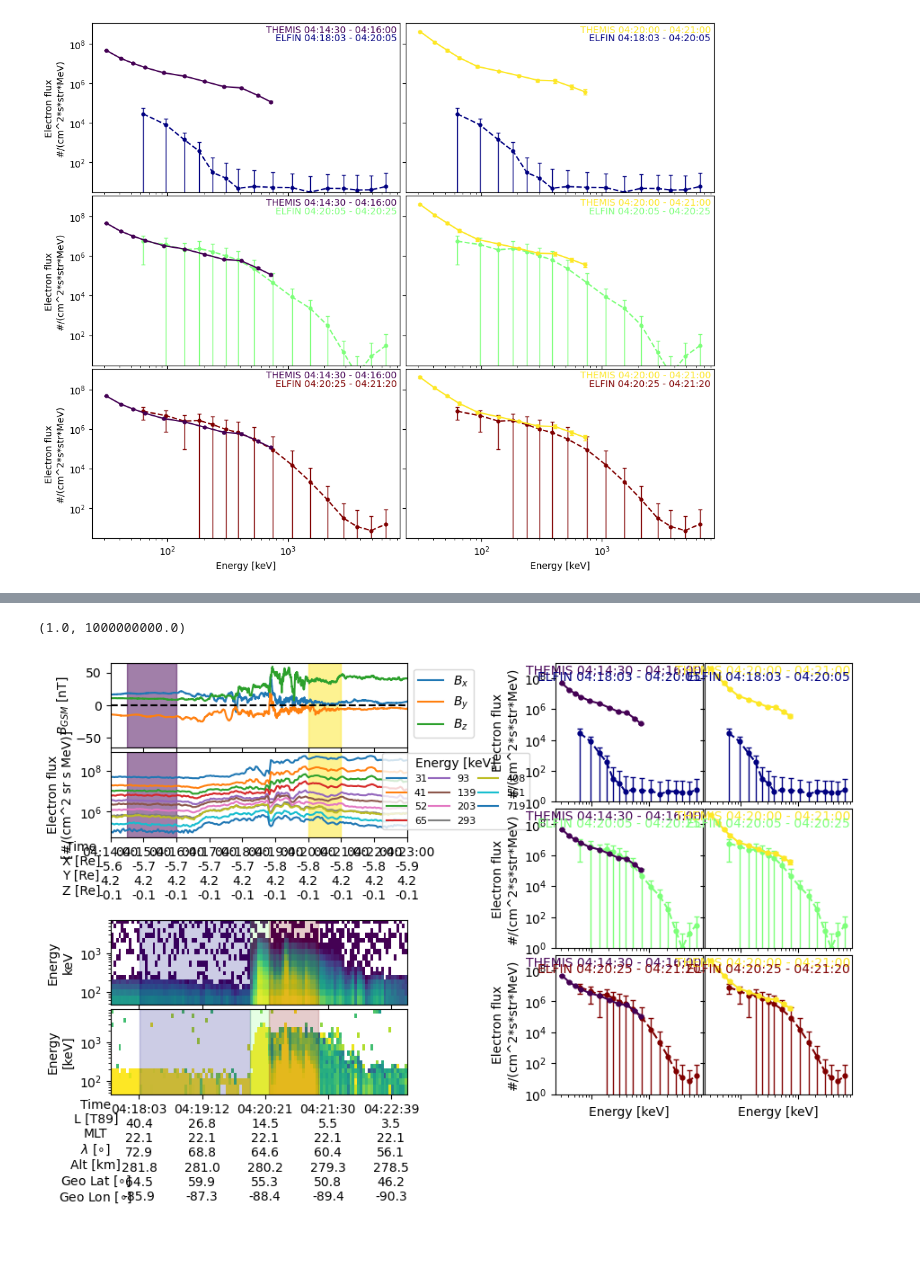
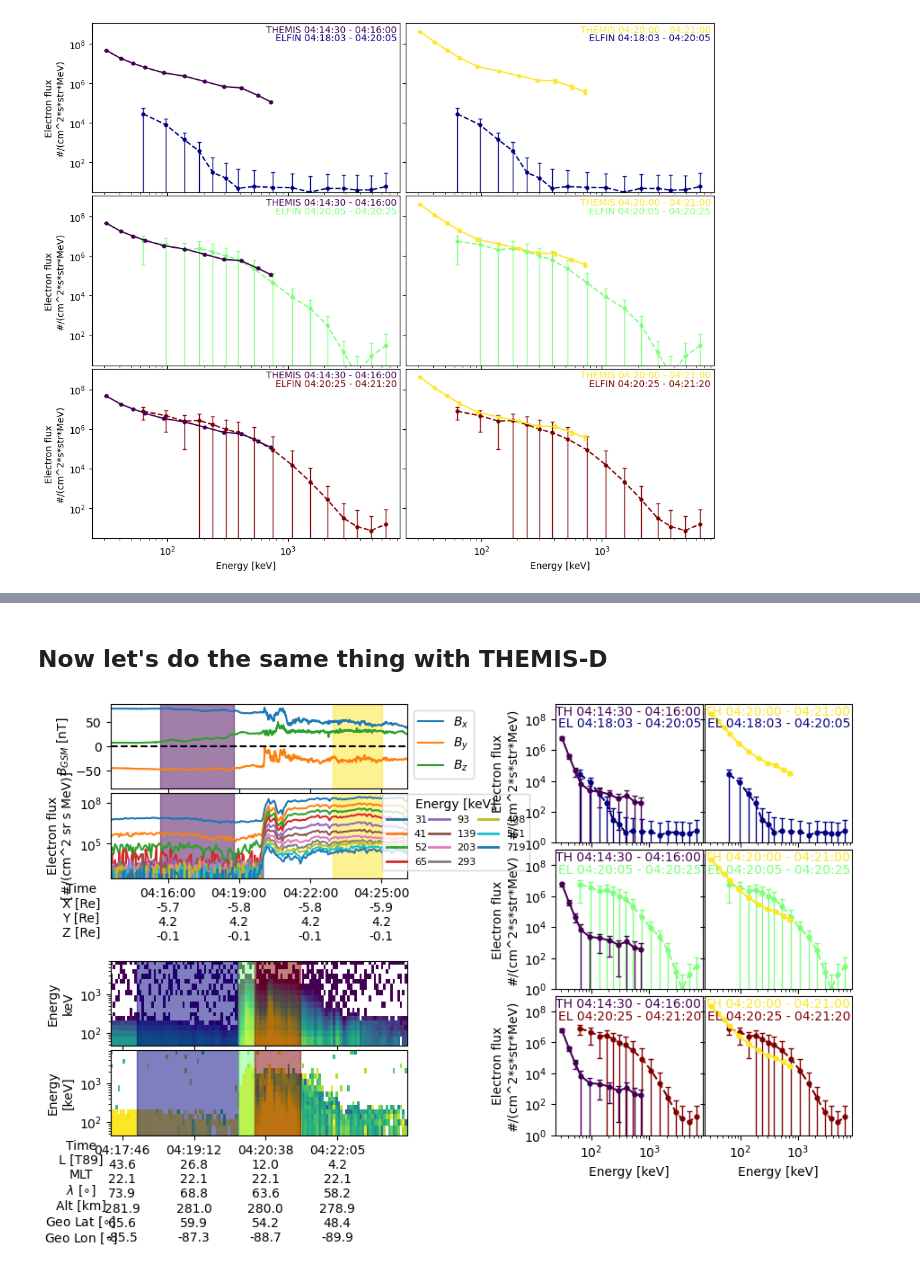
Before and after one commit to mshumko/elfinasi, a Jupyter notebook: src/20240904_substorm_study/misc/themis_elfin_spectra.ipynb, the cells around one changed output, grey strips where cells are left out. Drawn from its saved outputs; the diff is of its cells as text; code cells hidden in the pictures; blank space fills up the shorter version.

```diff
--- a/src/20240904_substorm_study/misc/themis_elfin_spectra.ipynb
+++ b/src/20240904_substorm_study/misc/themis_elfin_spectra.ipynb
@@ -140,7 +142,7 @@ for themis_spectra_time_range, color in zip(themis_spectra_time_ranges, themis_c
 # %% [markdown]
 What fraction of the total field was Bz before and after the dipolarization?
 # %%
-for i, themis_time_range in enumerate(themis_spectra_time_ranges):
+for i, themis_time_range in enumerate(themisa_spectra_time_ranges):
     idx = np.where((np.array(fgm_times)>=themis_time_range[0]) & (np.array(fgm_times)<=themis_time_range[1]))[0]
     mean_b = fgm_xr.y[idx, :].mean(axis=0)
     mean_bxy = fgm_xr.y[idx, 1:].mean(axis=0)
@@ -198,6 +189,6 @@ B field before: 26.489105224609375 and after: 38.66700744628906.
 # %%
 fig, ax = plt.subplots()
-for i, (themis_time_range, color) in enumerate(zip(themis_spectra_time_ranges, themis_colors)):
+for i, (themis_time_range, color) in enumerate(zip(themisa_spectra_time_ranges, themis_colors)):
     ax.errorbar(sst_xr.v[0, valid_sst_channels],  themis_spectra_mean[i, :], color=color, yerr=themis_spectra_std[i, :], capsize=2,
             markersize=7, elinewidth=1, marker='.', ls='-')
     ax.text(
@@ -217,7 +208,7 @@ ax.errorbar(
     ls='--'
     )
 ax.text(
-        0.01, 0.2-0.03*(i+1), f'{themis_spectra_time_ranges[0][0]:%H:%M:%S} - {themis_spectra_time_ranges[0][1]:%H:%M:%S} + betatron',
+        0.01, 0.2-0.03*(i+1), f'{themisa_spectra_time_ranges[0][0]:%H:%M:%S} - {themisa_spectra_time_ranges[0][1]:%H:%M:%S} + betatron',
         fontsize=8, transform=ax.transAxes, va='top', ha='left', color='k'
         )
 
@@ -308,5 +294,5 @@ array([[0.267004, 0.004874, 0.329415, 1.      ],
 # %%
-fig, ex = plt.subplots(len(elfin_spectra_time_ranges), len(themis_spectra_time_ranges), sharex=True, sharey=True, figsize=(12, 10))
+fig, ex = plt.subplots(len(elfin_spectra_time_ranges), len(themisa_spectra_time_ranges), sharex=True, sharey=True, figsize=(12, 10))
 
 for i, (ex_row, elfin_color) in enumerate(zip(ex, elfin_colors)):
     for j, (ex_col, themis_color) in enumerate(zip(ex_row, themis_colors)):
@@ -317,7 +303,7 @@ for i, (ex_row, elfin_color) in enumerate(zip(ex, elfin_colors)):
         ex_col.set(yscale='log', xscale='log')
         ex_col.text(
             0.99, 0.99,
-            f'THEMIS {themis_spectra_time_ranges[j][0]:%H:%M:%S} - {themis_spectra_time_ranges[j][1]:%H:%M:%S}',
+            f'THEMIS {themisa_spectra_time_ranges[j][0]:%H:%M:%S} - {themisa_spectra_time_ranges[j][1]:%H:%M:%S}',
             va='top', ha='right', transform=ex_col.transAxes, color=themis_color)
         ex_col.text(
             0.99, 0.94,
@@ -362,0 +410,2 @@ for row in range(len(elfin_spectra_time_ranges)):
+# %% [markdown]
+## Now let's do the same thing with THEMIS-D
@@ -363,9 +416,16 @@ for row in range(len(elfin_spectra_time_ranges)):
+# %%
+fgmd_xr = pytplot.get_data(f'thd_fgl_{coordinates}')
+fgmd_times = np.array([t_i.replace(tzinfo=None) for t_i in pyspedas.time_datetime(fgm_xr.times)])
+sstd_xr = pytplot.get_data(f'thd_psef_en_eflux')
+valid_sst_channels = np.where(~np.isnan(sstd_xr.v[0, :]))[0]
+sstd_times = np.array([t_i.replace(tzinfo=None) for t_i in pyspedas.time_datetime(sstd_xr.times)])
+sstd_spectrum = 1E6*sstd_xr.y[:, valid_sst_channels]/sstd_xr.v[0, valid_sst_channels]
 # %%
 spec_fig = plt.figure(figsize=(15, 8))
-gs = spec_fig.add_gridspec(4, len(themis_spectra_time_ranges)+2, hspace=1.8, right=0.95, left=0.4, wspace=2)
+gs = spec_fig.add_gridspec(4, len(themisd_spectra_time_ranges)+2, hspace=1.8, right=0.95, left=0.4, wspace=2)
 themis_gs = gs[:2, :2].subgridspec(2, 1, wspace=0.05, hspace=0.05)
 elfin_gs = gs[2:4, :2].subgridspec(2,1 , wspace=0.01, hspace=0.05)
-spec_grid = gs[:, 2:].subgridspec(len(elfin_spectra_time_ranges), len(themis_spectra_time_ranges), wspace=0.01, hspace=0.05)
+spec_grid = gs[:, 2:].subgridspec(len(elfin_spectra_time_ranges), len(themisd_spectra_time_ranges), wspace=0.01, hspace=0.05)
 
 ax = [None]*4
 ax[0] = spec_fig.add_subplot(themis_gs[0,:])
@@ -373,25 +433,25 @@ ax[1] = spec_fig.add_subplot(themis_gs[1,:], sharex=ax[0])
 ax[2] = spec_fig.add_subplot(elfin_gs[0,:])
 ax[3] = spec_fig.add_subplot(elfin_gs[1,:], sharex=ax[2])
 
-bx = np.full((len(elfin_spectra_time_ranges), len(themis_spectra_time_ranges)), np.nan, dtype=object)
+bx = np.full((len(elfin_spectra_time_ranges), len(themisd_spectra_time_ranges)), np.nan, dtype=object)
 for row in range(len(elfin_spectra_time_ranges)):
-    for col in range(len(themis_spectra_time_ranges)):
+    for col in range(len(themisd_spectra_time_ranges)):
         if (row == 0) and (col == 0):
             bx[row, col] = spec_fig.add_subplot(spec_grid[row, col])
         else:
             bx[row, col] = spec_fig.add_subplot(spec_grid[row, col], sharex=bx[0, 0], sharey=bx[0, 0])
 
-        if row != len(themis_spectra_time_ranges)-1:
+        if row != len(themisa_spectra_time_ranges):
             bx[row, col].tick_params('x', labelbottom=False)
         if col > 0:
             bx[row, col].tick_params('y', labelleft=False)
 
 # PLOT THEMIS
-_lines = ax[0].plot(pyspedas.time_datetime(fgm_xr.times), fgm_xr.y)
+_lines = ax[0].plot(pyspedas.time_datetime(fgmd_xr.times), fgmd_xr.y)
 ax[0].legend(iter(_lines), [f'$B_{{{i}}}$' for i in ['x', 'y', 'z']], loc='upper left', bbox_to_anchor=(1., 1))
 ax[0].axhline(0, c='k', ls='--')
 ax[0].set(
-    ylim=(-1.1*np.max(fgm_xr.y), 1.1*np.max(fgm_xr.y)),
+    ylim=(-1.1*np.max(fgmd_xr.y), 1.1*np.max(fgmd_xr.y)),
     ylabel=f'$B_{{{coordinates.upper()}}}$ [nT]',
     xlim=_time_range
     )
@@ -399,52 +459,63 @@ ax[0].tick_params('x', labelbottom=False)
 
 for valid_e_channel in valid_sst_channels:
     ax[1].plot(
-        sst_times,
-        sst_spectrum[:, valid_e_channel],
-        label=int(sst_xr.v[0, valid_e_channel]/1000)
+        sstd_times,
+        sstd_spectrum[:, valid_e_channel],
+        label=int(sstd_xr.v[0, valid_e_channel]/1000)
         )
 ax[1].set(yscale='log', ylabel='Electron flux\n[#/(cm^2 sr s MeV)]')
-ax[1].legend(fontsize=8, ncols=3, title='Energy [keV]', loc='upper left', bbox_to_anchor=(0.9, 1.05), columnspacing=0.2)
+_legend = ax[1].legend(fontsize=8, ncols=3, title='Energy [keV]', loc='upper left', bbox_to_anchor=(0.9, 1.05), columnspacing=0.2)
+for _obj in _legend.legendHandles:
+    _obj.set_linewidth(2)
 manylabels.ManyLabels(ax[1], state_df)
+ax[1].xaxis.set_major_locator(plt.MaxNLocator(5))
+ax[1].xaxis.set_label_coords(-0.1, -0.008*7)
 
-for themis_spectra_time_range, color in zip(themis_spectra_time_ranges, themis_colors):
+for themis_spectra_time_range, color in zip(themisd_spectra_time_ranges, themis_colors):
     for ax_i in ax[:2]:
         ax_i.axvspan(*themis_spectra_time_range, color=color, alpha=0.5)
 
 # PLOT ELFIN
 pad_obj.plot_omni(ax[2], labels=True, vmin=1E2, vmax=1E7, pretty_plot=False, colorbar=False)
 pad_obj.plot_blc_dlc_ratio(ax[3], labels=True, cmap='viridis', vmin=1E-2, vmax=1, colorbar=False)
 pad_obj.plot_position(ax[3])
 ax[2].tick_params('x', labelbottom=False)
 ax[3].xaxis.set_major_locator(plt.MaxNLocator(5))
-ax[3].xaxis.set_label_coords(-0.05, -0.007*7)
+ax[3].xaxis.set_label_coords(-0.1, -0.007*7)
 ax[3].xaxis.label.set_size(10)
 
 for elfin_spectra_time_range, color in zip(elfin_spectra_time_ranges, elfin_colors):
     for ax_i in ax[2:4]:
-        ax_i.axvspan(*elfin_spectra_time_range, color=color, alpha=0.2)
+        ax_i.axvspan(*elfin_spectra_time_range, color=color, alpha=0.5)
 
 # Plot the spectra matrix
 for i, (bx_row, elfin_color) in enumerate(zip(bx, elfin_colors)):
-    for j, (bx_col, themis_color) in enumerate(zip(bx_row, themis_colors)):
+    for j, (bx_col, themis_color, themis_spectra_time_range) in enumerate(zip(bx_row, themis_colors, themisd_spectra_time_ranges)):
+
+        idx = np.where(
+            (sstd_times>=themis_spectra_time_range[0]) &
+            (sstd_times<=themis_spectra_time_range[1])
+            )[0]
+        themisd_spectra_mean = sstd_spectrum[idx, :].mean(axis=0)
+        themisd_spectra_std = sstd_spectrum[idx, :].std(axis=0)
+
         bx_col.errorbar(pad_obj.energy, elfin_spectra_mean[i, :], color=elfin_color, yerr=elfin_spectra_std[i, :], capsize=2,
             markersize=7, elinewidth=1, marker='.', ls='--')
-        bx_col.errorbar(sst_xr.v[0, valid_sst_channels]/1E3,  themis_spectra_mean[j, :], color=themis_color, yerr=themis_spectra_std[j, :], capsize=2,
+        bx_col.errorbar(sstd_xr.v[0, valid_sst_channels]/1E3,  themisd_spectra_mean, color=themis_color, yerr=themisd_spectra_std, capsize=2,
             markersize=7, elinewidth=1, marker='.', ls='-')
         bx_col.set(yscale='log', xscale='log')
         bx_col.text(
             0.99, 0.99,
-            f'THEMIS {themis_spectra_time_ranges[j][0]:%H:%M:%S} - {themis_spectra_time_ranges[j][1]:%H:%M:%S}',
+            f'TH {themisa_spectra_time_ranges[j][0]:%H:%M:%S} - {themisa_spectra_time_ranges[j][1]:%H:%M:%S}',
             va='top', ha='right', transform=bx_col.transAxes, color=themis_color)
         bx_col.text(
-            0.99, 0.94,
-            f'ELFIN {elfin_spectra_time_ranges[i][0]:%H:%M:%S} - {elfin_spectra_time_ranges[i][1]:%H:%M:%S}',
+            0.99, 0.9,
+            f'EL {elfin_spectra_time_ranges[i][0]:%H:%M:%S} - {elfin_spectra_time_ranges[i][1]:%H:%M:%S}',
             va='top', ha='right', transform=bx_col.transAxes, color=elfin_color)
 for bx_col in bx[-1, :]:
     bx_col.set_xlabel('Energy [keV]')
 for bx_col in bx[:, 0]:
     bx_col.set_ylabel(f'Electron flux\n{pad_obj._flux_units}')
-bx[0,0].set_ylim(1E0, 1E9)
+bx[0,0].set_ylim(1E0, 1E9);
 # %% [output]
-(1.0, 1000000000.0)
-[figure, old version]
+[figure, new version]
```
Also changed, not shown: parts of 14 cells of this notebook.
